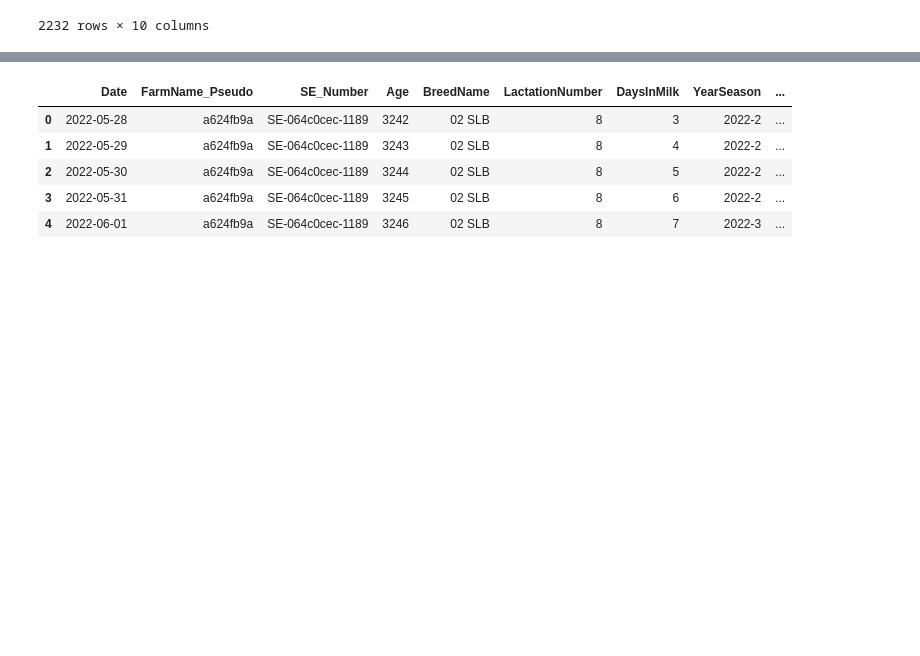
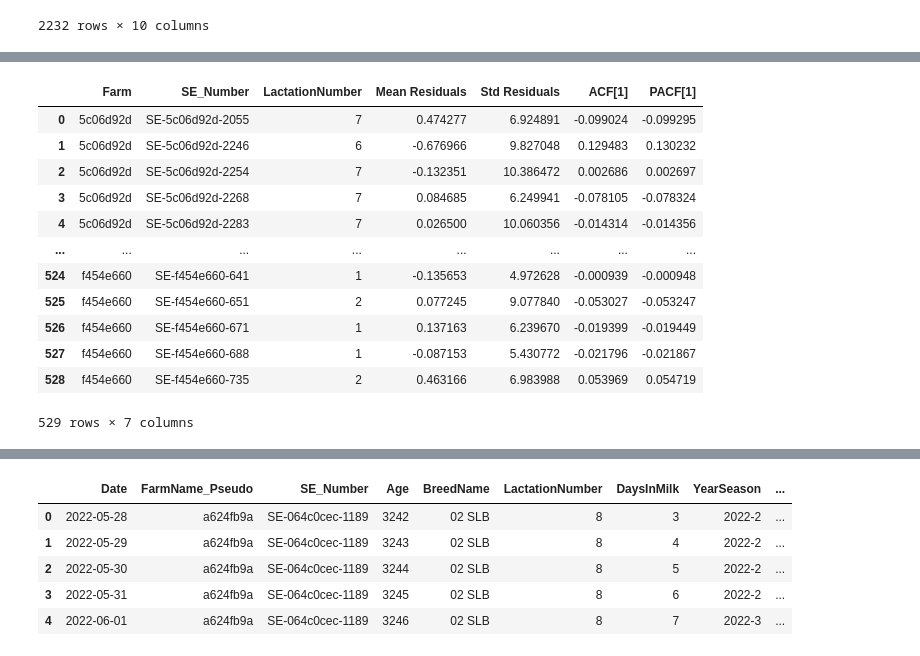
Before and after one commit to jockepolis/HeatStressEvaluationSummer24, a Jupyter notebook: IdentifyHeatstress/WilminksCurveIndividual.ipynb, the cells around one changed output, grey strips where cells are left out. Cells and saved outputs as stored; diff of their text form; code cells hidden in the pictures; blank space fills up the shorter version.

```diff
--- a/IdentifyHeatstress/WilminksCurveIndividual.ipynb
+++ b/IdentifyHeatstress/WilminksCurveIndividual.ipynb
@@ -791,2 +791,56 @@ data_cleaned
+# %%
+# Define the thresholds
+mean_residual_threshold = 0.075
+std_residual_threshold = 7.5
+acf_threshold = 0.25
+pacf_threshold = 0.25
+
+# List to collect flagged combinations
+flagged_combinations = []
+
+for farm_name, farm_group in data_cleaned.groupby('FarmName_Pseudo'):
+    for (se_number, lactation_number), cow_group in farm_group.groupby(['SE_Number', 'LactationNumber']):
+        residuals = cow_group['Residuals'].dropna()
+
+        if len(residuals) > 1:  # Ensure there are residuals to analyze
+            mean_residuals = residuals.mean()
+            std_residuals = residuals.std()
+            acf_values = acf(residuals, nlags=30, fft=False)
+            pacf_values = pacf(residuals, nlags=min(30, len(residuals)//2))
+
+            # Check against thresholds
+            if (abs(mean_residuals) > mean_residual_threshold or
+                std_residuals > std_residual_threshold or
+                abs(acf_values[1]) > acf_threshold or
+                abs(pacf_values[1]) > pacf_threshold):
+
+                # Collect the combination if it exceeds any threshold
+                flagged_combinations.append({
+                    'Farm': farm_name,
+                    'SE_Number': se_number,
+                    'LactationNumber': lactation_number,
+                    'Mean Residuals': float(f"{mean_residuals:.6f}"),  # Convert to regular decimal form
+                    'Std Residuals': std_residuals,
+                    'ACF[1]': acf_values[1],
+                    'PACF[1]': pacf_values[1]
+                })
+
+# Convert to a DataFrame for easier inspection
+flagged_df = pd.DataFrame(flagged_combinations)
+flagged_df
+# %% [output]
+|  | Farm | SE_Number | LactationNumber | Mean Residuals | Std Residuals | ACF[1] | PACF[1] |
+| 0 | 5c06d92d | SE-5c06d92d-2055 | 7 | 0.474277 | 6.924891 | -0.099024 | -0.099295 |
+| 1 | 5c06d92d | SE-5c06d92d-2246 | 6 | -0.676966 | 9.827048 | 0.129483 | 0.130232 |
+| 2 | 5c06d92d | SE-5c06d92d-2254 | 7 | -0.132351 | 10.386472 | 0.002686 | 0.002697 |
+| 3 | 5c06d92d | SE-5c06d92d-2268 | 7 | 0.084685 | 6.249941 | -0.078105 | -0.078324 |
+| 4 | 5c06d92d | SE-5c06d92d-2283 | 7 | 0.026500 | 10.060356 | -0.014314 | -0.014356 |
+| ... | ... | ... | ... | ... | ... | ... | ... |
+| 524 | f454e660 | SE-f454e660-641 | 1 | -0.135653 | 4.972628 | -0.000939 | -0.000948 |
+| 525 | f454e660 | SE-f454e660-651 | 2 | 0.077245 | 9.077840 | -0.053027 | -0.053247 |
+| 526 | f454e660 | SE-f454e660-671 | 1 | 0.137163 | 6.239670 | -0.019399 | -0.019449 |
+| 527 | f454e660 | SE-f454e660-688 | 1 | -0.087153 | 5.430772 | -0.021796 | -0.021867 |
+| 528 | f454e660 | SE-f454e660-735 | 2 | 0.463166 | 6.983988 | 0.053969 | 0.054719 |
+529 rows × 7 columns
 # %%
 # Define the threshold for NormalizedDailyYield
```
Also changed, not shown: parts of 14 cells of this notebook, 4 other files.
